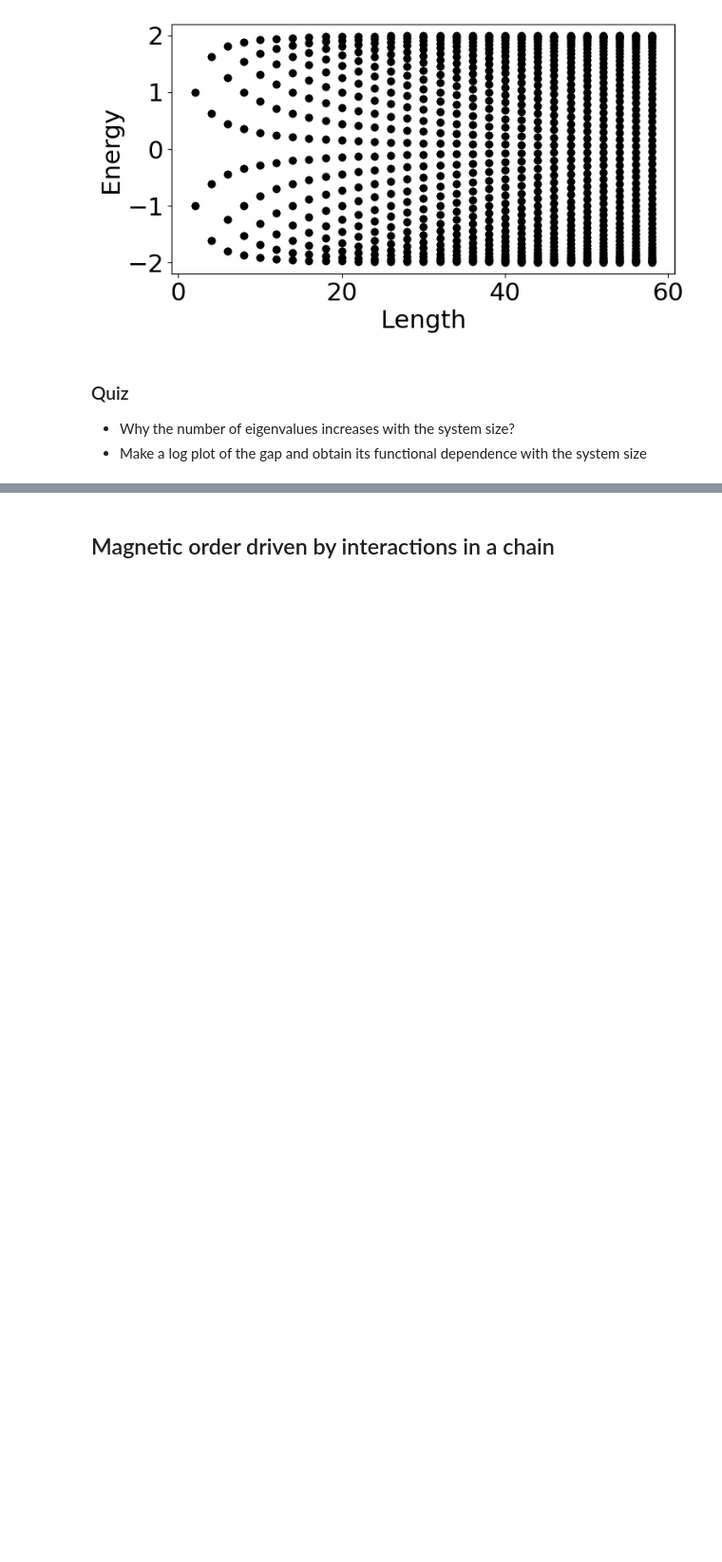
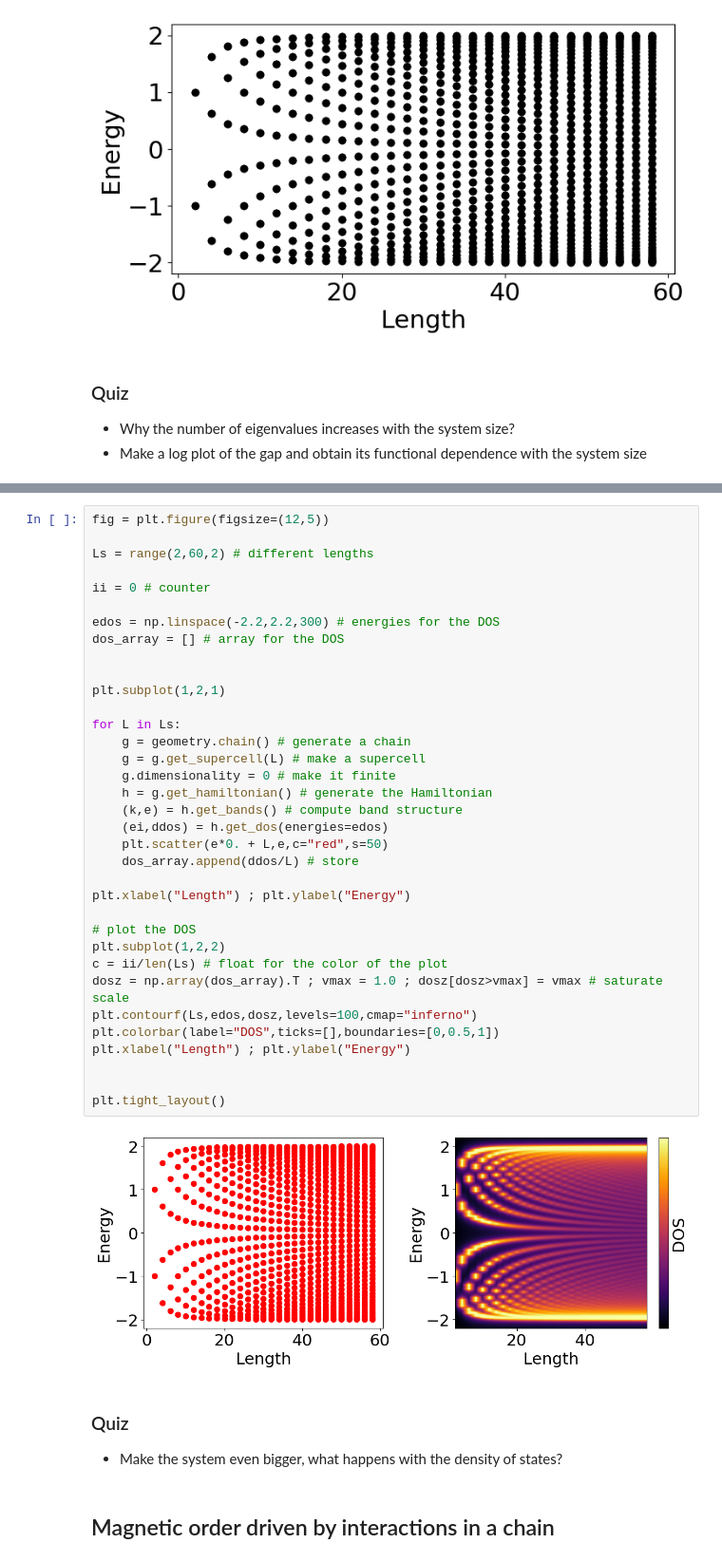
Before and after one commit to joselado/Advanced_Computational_Methods_Physics_2024, a Jupyter notebook: jupyter-notebooks/classical_magnetism.ipynb, the cells around one changed output, grey strips where cells are left out. Shown at 95% size. Cells and saved outputs as stored; diff of their text form; blank space fills up the shorter version.

```diff
--- a/jupyter-notebooks/classical_magnetism.ipynb
+++ b/jupyter-notebooks/classical_magnetism.ipynb
@@ -74,3 +77,43 @@ Text(0, 0.5, 'Energy')
+# %%
+fig = plt.figure(figsize=(12,5))
+
+Ls = range(2,60,2) # different lengths
+
+ii = 0 # counter
+
+edos = np.linspace(-2.2,2.2,300) # energies for the DOS
+dos_array = [] # array for the DOS
+
+
+plt.subplot(1,2,1)
+
+for L in Ls:
+    g = geometry.chain() # generate a chain
+    g = g.get_supercell(L) # make a supercell
+    g.dimensionality = 0 # make it finite
+    h = g.get_hamiltonian() # generate the Hamiltonian
+    (k,e) = h.get_bands() # compute band structure
+    (ei,ddos) = h.get_dos(energies=edos)
+    plt.scatter(e*0. + L,e,c="red",s=50)
+    dos_array.append(ddos/L) # store
+
+plt.xlabel("Length") ; plt.ylabel("Energy")
+
+# plot the DOS
+plt.subplot(1,2,2)
+c = ii/len(Ls) # float for the color of the plot
+dosz = np.array(dos_array).T ; vmax = 1.0 ; dosz[dosz>vmax] = vmax # saturate scale
+plt.contourf(Ls,edos,dosz,levels=100,cmap="inferno")
+plt.colorbar(label="DOS",ticks=[],boundaries=[0,0.5,1])
+plt.xlabel("Length") ; plt.ylabel("Energy")
+
+
+plt.tight_layout()
+# %% [output]
+[figure, added]
+# %% [markdown]
+### Quiz
+- Make the system even bigger, what happens with the density of states?
 # %% [markdown]
 ## Magnetic order driven by interactions in a chain
 # %%
```
Also changed, not shown: parts of 4 cells of this notebook, 8 other files.
